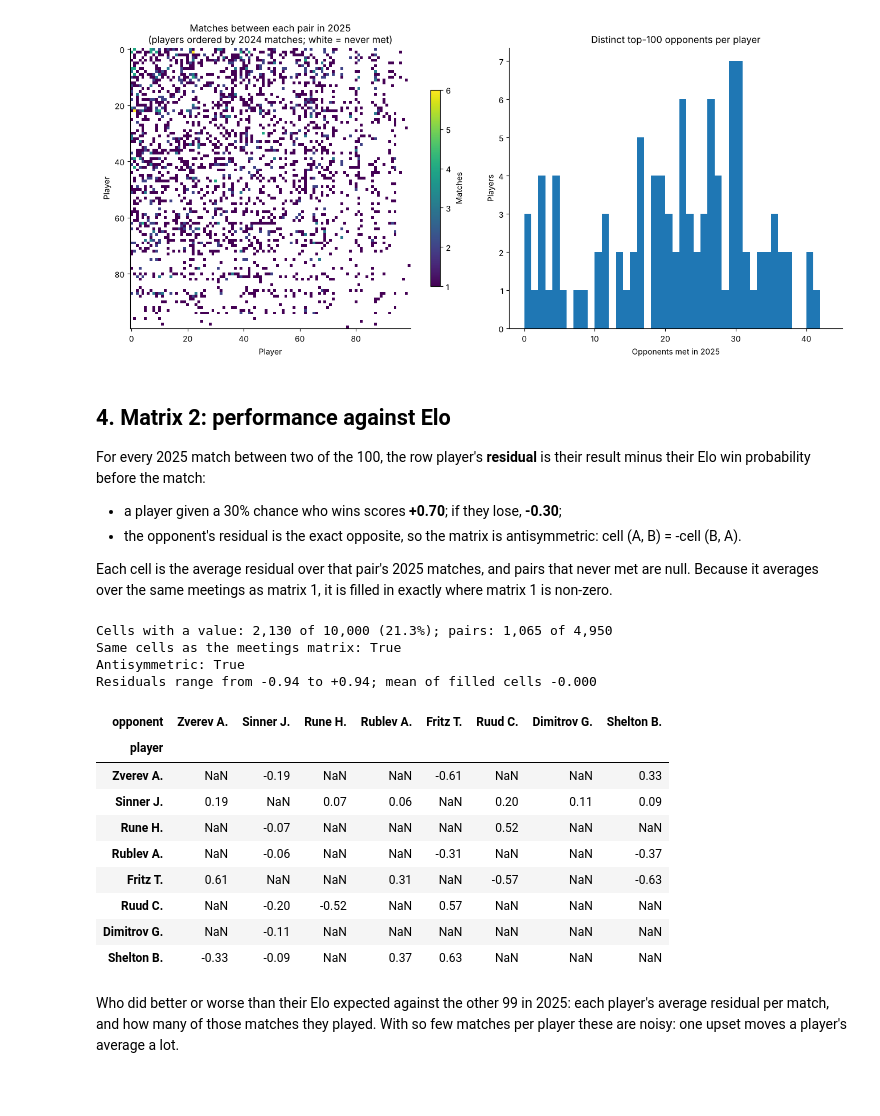
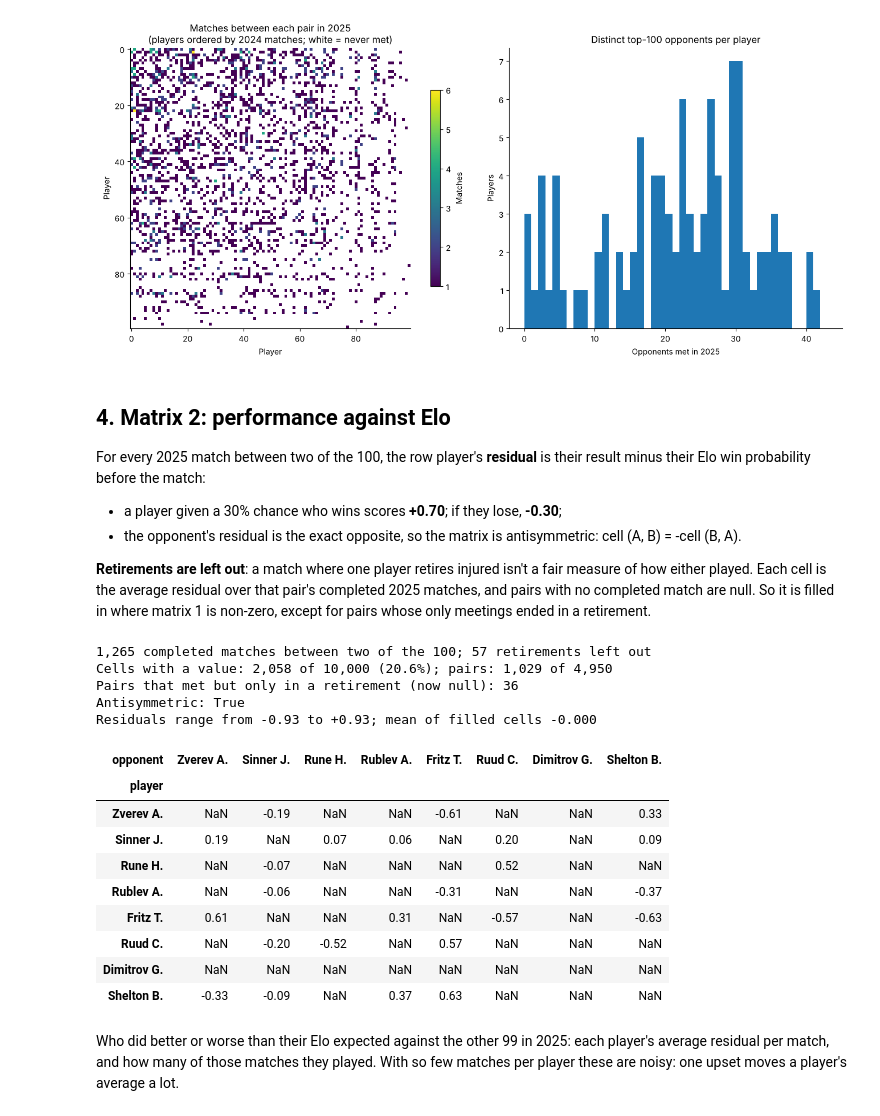
Before and after one commit to noahgoalen/git-practice, a Jupyter notebook: tennis-segmentation/nmf.ipynb, the cells around one changed output. Drawn from its saved outputs; the diff is of its cells as text; code cells hidden in the pictures; blank space fills up the shorter version.

```diff
--- a/tennis-segmentation/nmf.ipynb
+++ b/tennis-segmentation/nmf.ipynb
@@ -185,48 +185,57 @@ is their result minus their Elo win probability before the match:
 - the opponent's residual is the exact opposite, so the matrix is
   antisymmetric: cell (A, B) = -cell (B, A).
 
-Each cell is the average residual over that pair's 2025 matches, and pairs
-that never met are null. Because it averages over the same meetings as
-matrix 1, it is filled in exactly where matrix 1 is non-zero.
+**Retirements are left out**: a match where one player retires injured
+isn't a fair measure of how either played. Each cell is the average
+residual over that pair's completed 2025 matches, and pairs with no
+completed match are null. So it is filled in where matrix 1 is non-zero,
+except for pairs whose only meetings ended in a retirement.
 # %%
 pair_matches = matches[(matches["Year"] == 2025)
                        & matches["Winner"].isin(players)
-                       & matches["Loser"].isin(players)]
+                       & matches["Loser"].isin(players)
+                       & ~matches["retired"]]
+retired = (matches["Year"] == 2025) & matches["retired"] \
+    & matches["Winner"].isin(players) & matches["Loser"].isin(players)
+print(f"{len(pair_matches):,} completed matches between two of the 100; "
+      f"{retired.sum()} retirements left out")
 rows = []
 for w, l, p in zip(pair_matches["Winner"], pair_matches["Loser"],
                    pair_matches["elo_p"]):
     rows.append((w, l, 1 - p))   # winner: 1 - their win probability
     rows.append((l, w, 0 - (1 - p)))  # loser: 0 - their win probability
 residuals = pd.DataFrame(rows, columns=["player", "opponent", "residual"])
 average = residuals.groupby(["player", "opponent"])["residual"].mean()
 residual_matrix = (average.unstack()
                    .reindex(index=players, columns=players))
 
 values = residual_matrix.to_numpy()
 filled = np.isfinite(values)
 print(f"Cells with a value: {filled.sum():,} of {values.size:,} "
       f"({filled.mean():.1%}); pairs: {filled.sum() // 2:,} of 4,950")
-print(f"Same cells as the meetings matrix: "
-      f"{(filled == (matrix.to_numpy() > 0)).all()}")
+lost = (matrix.to_numpy() > 0) & ~filled
+print(f"Pairs that met but only in a retirement (now null): "
+      f"{lost.sum() // 2}")
 print(f"Antisymmetric: {np.allclose(values[filled], -values.T[filled])}")
 print(f"Residuals range from {np.nanmin(values):+.2f} to "
       f"{np.nanmax(values):+.2f}; mean of filled cells "
       f"{np.nanmean(values):+.3f}")
 residual_matrix.iloc[:8, :8].round(2)
 # %% [output]
-Cells with a value: 2,130 of 10,000 (21.3%); pairs: 1,065 of 4,950
-Same cells as the meetings matrix: True
+1,265 completed matches between two of the 100; 57 retirements left out
+Cells with a value: 2,058 of 10,000 (20.6%); pairs: 1,029 of 4,950
+Pairs that met but only in a retirement (now null): 36
 Antisymmetric: True
-Residuals range from -0.94 to +0.94; mean of filled cells -0.000
+Residuals range from -0.93 to +0.93; mean of filled cells -0.000
 | opponent | Zverev A. | Sinner J. | Rune H. | Rublev A. | Fritz T. | Ruud C. | Dimitrov G. | Shelton B. |
 | player |  |  |  |  |  |  |  |  |
 | Zverev A. | NaN | -0.19 | NaN | NaN | -0.61 | NaN | NaN | 0.33 |
-| Sinner J. | 0.19 | NaN | 0.07 | 0.06 | NaN | 0.20 | 0.11 | 0.09 |
+| Sinner J. | 0.19 | NaN | 0.07 | 0.06 | NaN | 0.20 | NaN | 0.09 |
 | Rune H. | NaN | -0.07 | NaN | NaN | NaN | 0.52 | NaN | NaN |
 | Rublev A. | NaN | -0.06 | NaN | NaN | -0.31 | NaN | NaN | -0.37 |
 | Fritz T. | 0.61 | NaN | NaN | 0.31 | NaN | -0.57 | NaN | -0.63 |
 | Ruud C. | NaN | -0.20 | -0.52 | NaN | 0.57 | NaN | NaN | NaN |
-| Dimitrov G. | NaN | -0.11 | NaN | NaN | NaN | NaN | NaN | NaN |
+| Dimitrov G. | NaN | NaN | NaN | NaN | NaN | NaN | NaN | NaN |
 | Shelton B. | -0.33 | -0.09 | NaN | 0.37 | 0.63 | NaN | NaN | NaN |
 # %% [markdown]
 Who did better or worse than their Elo expected against the other 99 in
```
Also changed, not shown: parts of 7 cells of this notebook.
